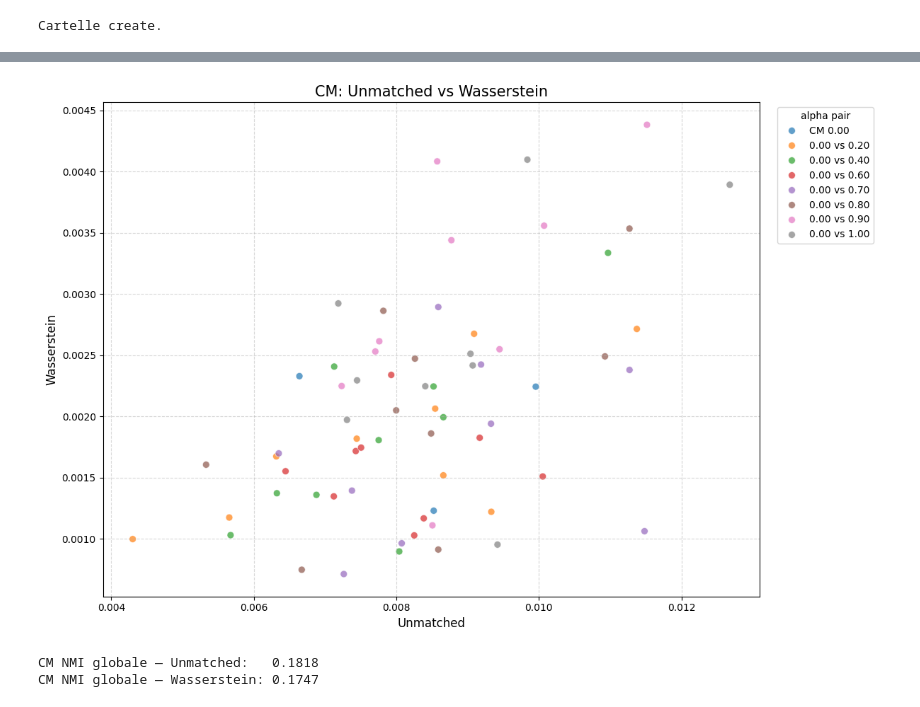
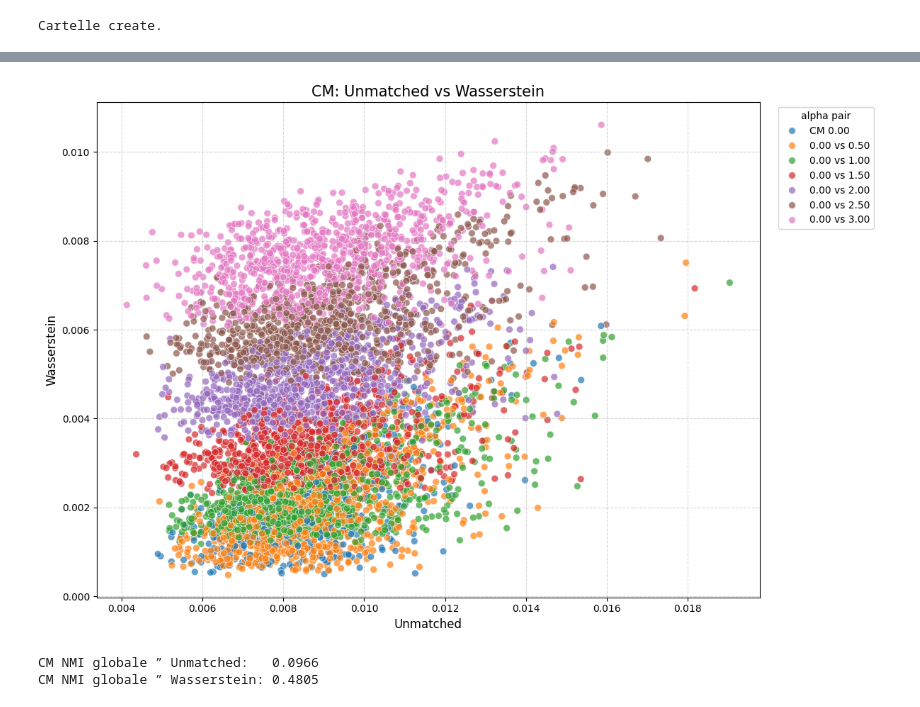
Before and after one commit to lessiogiulia2000-hue/thesis_code, a Jupyter notebook: notebooks/experiments/comparison_models.ipynb, the cells around one changed output, grey strips where cells are left out. Drawn from its saved outputs; the diff is of its cells as text; code cells hidden in the pictures.

```diff
--- a/notebooks/experiments/comparison_models.ipynb
+++ b/notebooks/experiments/comparison_models.ipynb
@@ -289,11 +301,12 @@ symmetric = True
 make_connected = True
 c = 10
 dim = 32
-n_graphs = 3 # grafi per valore di parametro
+n_graphs = 20 # grafi per valore di parametro
 
 sbm_alphas = [0, 0.5, 0.75, 1, 1.25, 1.5, 1.75, 2]
-cm_alphas  = [0, 0.2, 0.4, 0.6, 0.7, 0.8, 0.9, 1]
-gm_betas   = [0, 1, 2, 3, 4, 5, 6]
+cm_alphas = [0, 0.5, 1, 1.5, 2, 2.5, 3]
+gm_betas   = [0, 0.5, 1, 1.5, 2, 2.5, 3, 3.5, 4]
+cm2_alphas = [0, 0.5, 1, 1.5, 2, 2.5, 3]
 # %%
 base_sbm = os.path.join("data", "synthetic_graphs", "generated_sbm")
 base_cm  = os.path.join("data", "synthetic_graphs", "generated_cm")
@@ -301,11 +314,16 @@ base_gm  = os.path.join("data", "synthetic_graphs", "generated_gm")
 
 for a in sbm_alphas:
     os.makedirs(os.path.join(base_sbm, f"alpha_{a:.2f}"), exist_ok=True)
+
 for a in cm_alphas:
     os.makedirs(os.path.join(base_cm, f"alpha_{a:.2f}"), exist_ok=True)
 for b in gm_betas:
     os.makedirs(os.path.join(base_gm, f"beta_{b}"), exist_ok=True)
 
+base_cm2 = os.path.join("data", "synthetic_graphs", "generated_cm2")
+for a in cm2_alphas:
+    os.makedirs(os.path.join(base_cm2, f"alpha_{a:.2f}"), exist_ok=True)
+
 print("Cartelle create.")
 # %% [output]
 Cartelle create.
@@ -352,0 +338,16 @@ Generazione SBM alpha=2.00 -> data\synthetic_graphs\generated_sbm\alpha_2.00
+# %%
+k_sbm = 2
+theta_sbm = np.ones(n_nodes)
+l_sbm = np.zeros(n_nodes)
+for i in range(k_sbm):
+    l_sbm[i*(n_nodes//k_sbm):(i+1)*(n_nodes//k_sbm)] = i
+l_sbm = l_sbm.astype(int)
+
+for a in sbm_alphas:
+    c_in, c_out = compute_cin_cout(c, k_sbm, a)
+    C_sbm = np.ones((k_sbm, k_sbm)) * c_out + np.diag(np.ones(k_sbm)) * (c_in - c_out)
+    folder = os.path.join(base_sbm, f"alpha_{a:.2f}")
+    print(f"Generazione SBM alpha={a:.2f} -> {folder}")
+    generateSequence(folder, DCSBM, (C_sbm, c, l_sbm, theta_sbm, symmetric, make_connected),
+                     n_graphs, start_idx=1, verbose=True)
+    print()
@@ -481,30 +496,29 @@ for a, emb_list in embeddings_cm.items():
 df_cm, D_unmatched_cm, D_wasserstein_cm = compute_distance_matrices(
     all_emb_cm, labels_cm, "CM")
 # %%
-cm_keep = ["CM 0.00", "0.00 vs 0.20", "0.00 vs 0.40", "0.00 vs 0.60",
-           "0.00 vs 0.70", "0.00 vs 0.80", "0.00 vs 0.90", "0.00 vs 1.00"]
+cm_keep = ["CM 0.00", "0.00 vs 0.50","0.00 vs 1.00", "0.00 vs 1.50", "0.00 vs 2.00","0.00 vs 2.50","0.00 vs 3.00"]
 df_cm_f = df_cm[df_cm['Type'].isin(cm_keep)]
 
 fig, ax = plt.subplots(figsize=(12, 8))
 sns.scatterplot(data=df_cm_f, x='Unmatched', y='Wasserstein',
                 hue='Type', hue_order=cm_keep, palette='tab10', alpha=0.7, s=50, ax=ax)
 ax.set_title("CM: Unmatched vs Wasserstein", fontsize=15)
 ax.set_xlabel("Unmatched", fontsize=12); ax.set_ylabel("Wasserstein", fontsize=12)
 ax.legend(title="alpha pair", bbox_to_anchor=(1.02, 1), loc='upper left')
 ax.grid(True, linestyle='--', alpha=0.5)
 plt.tight_layout(); plt.show()
 # %% [output]
-[figure, old version]
+[figure, new version]
 # %%
 l_true_cm = np.concatenate([[i]*n_graphs for i in range(len(cm_alphas))])
 k_all_cm = len(cm_alphas)
 nmi_all_u_cm = NMI(ClusterNMF(D_unmatched_cm, k_all_cm), l_true_cm)
 nmi_all_w_cm = NMI(ClusterNMF(D_wasserstein_cm, k_all_cm), l_true_cm)
-print(f"CM NMI globale — Unmatched:   {nmi_all_u_cm:.4f}")
-print(f"CM NMI globale — Wasserstein: {nmi_all_w_cm:.4f}")
+print(f"CM NMI globale ” Unmatched:   {nmi_all_u_cm:.4f}")
+print(f"CM NMI globale ” Wasserstein: {nmi_all_w_cm:.4f}")
 # %% [output]
-CM NMI globale — Unmatched:   0.1818
-CM NMI globale — Wasserstein: 0.1747
+CM NMI globale ” Unmatched:   0.0966
+CM NMI globale ” Wasserstein: 0.4805
 # %%
 nmi_u_cm_curve, nmi_w_cm_curve = [], []
 
```
Also changed, not shown: parts of 28 cells of this notebook, 10 other files.
